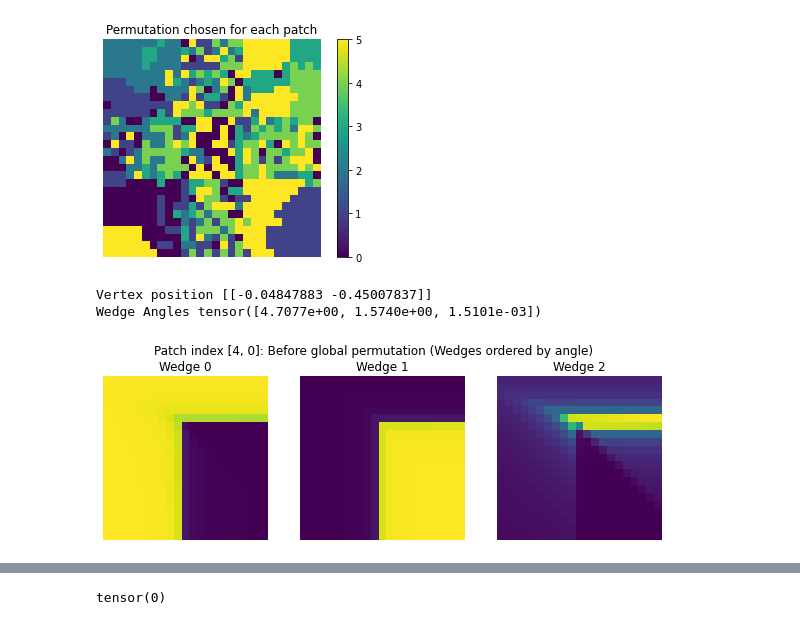
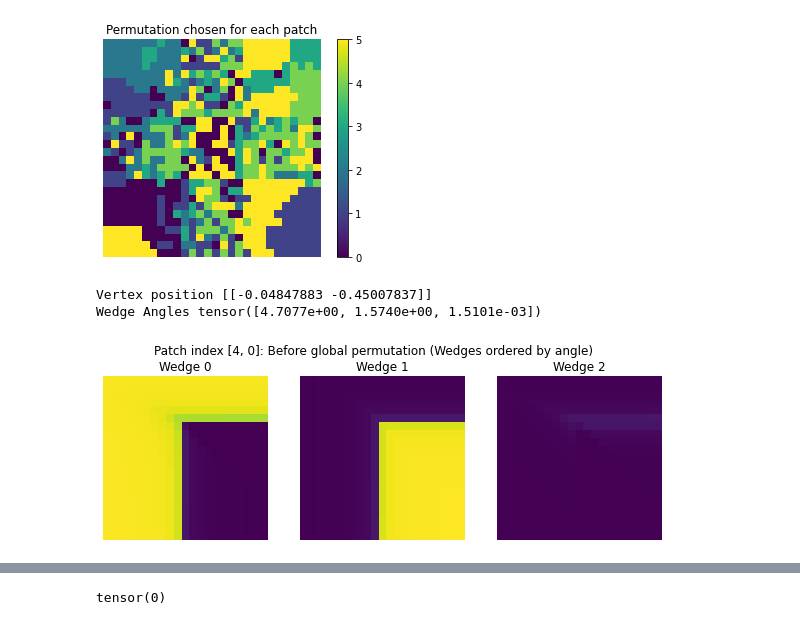
Before and after one commit to aneeldamaraju/fieldofjunctions, a Jupyter notebook: ordinal_depth/cavi-Copy1.ipynb, the cells around one changed output, grey strips where cells are left out. Cells and saved outputs as stored; diff of their text form; code cells hidden in the pictures.

```diff
--- a/ordinal_depth/cavi-Copy1.ipynb
+++ b/ordinal_depth/cavi-Copy1.ipynb
@@ -392,24 +392,24 @@ ang_perm_wedges = ang_perm_wedges_resh.swapdims(1,6).squeeze(-1)
 # %%
 patch_index = [4,0]
 plt.figure(figsize=[10,30])
 plt.suptitle(f'Patch index {patch_index}: Before global permutation (Wedges ordered by angle)')
 plt.subplot(131)
-plt.imshow(ang_sorted_wedges[0,0,:,:,patch_index[0],patch_index[1]])
+plt.imshow(ang_sorted_wedges[0,0,:,:,patch_index[0],patch_index[1]],vmin=0,vmax=1)
 plt.title('Wedge 0')
 plt.axis('off')
 plt.subplot(132)
-plt.imshow(ang_sorted_wedges[0,1,:,:,patch_index[0],patch_index[1]])
+plt.imshow(ang_sorted_wedges[0,1,:,:,patch_index[0],patch_index[1]],vmin=0,vmax=1)
 plt.title('Wedge 1')
 plt.axis('off')
 plt.subplot(133)
-plt.imshow(ang_sorted_wedges[0,2,:,:,patch_index[0],patch_index[1]])
+plt.imshow(ang_sorted_wedges[0,2,:,:,patch_index[0],patch_index[1]],vmin=0,vmax=1)
 plt.title('Wedge 2')
 plt.axis('off')
 plt.subplots_adjust(top=1.73)
 print('Vertex position', params[:, 3:, patch_index[0],patch_index[1]].detach().cpu().numpy())
 print('Wedge Angles', sorted_angles[:,patch_index[0],patch_index[1]])
 # %% [output]
 Vertex position [[-0.04847883 -0.45007837]]
 Wedge Angles tensor([4.7077e+00, 1.5740e+00, 1.5101e-03])
-[figure, old version]
+[figure, new version]
 # %%
```
Also changed, not shown: parts of 22 cells of this notebook, 5 other files.
